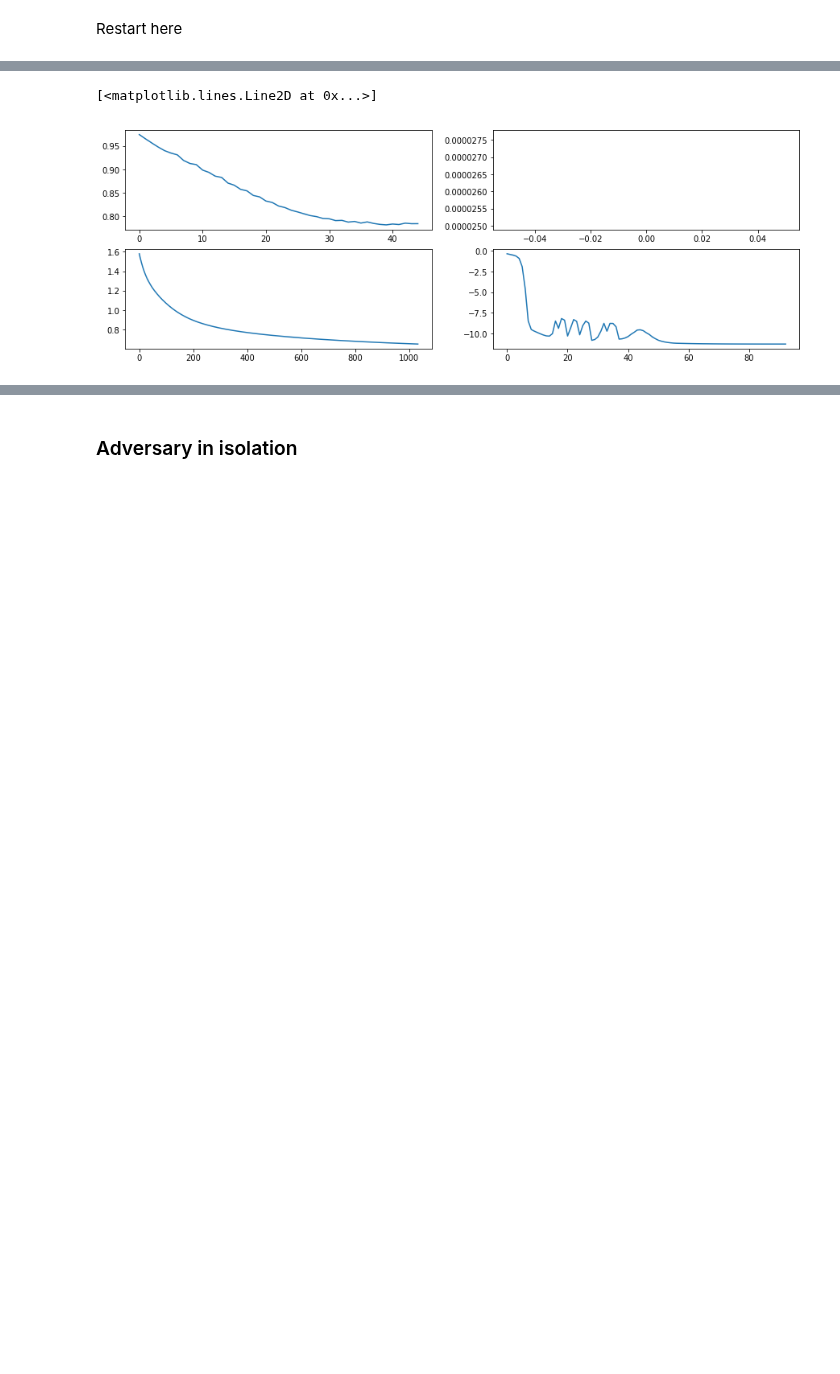
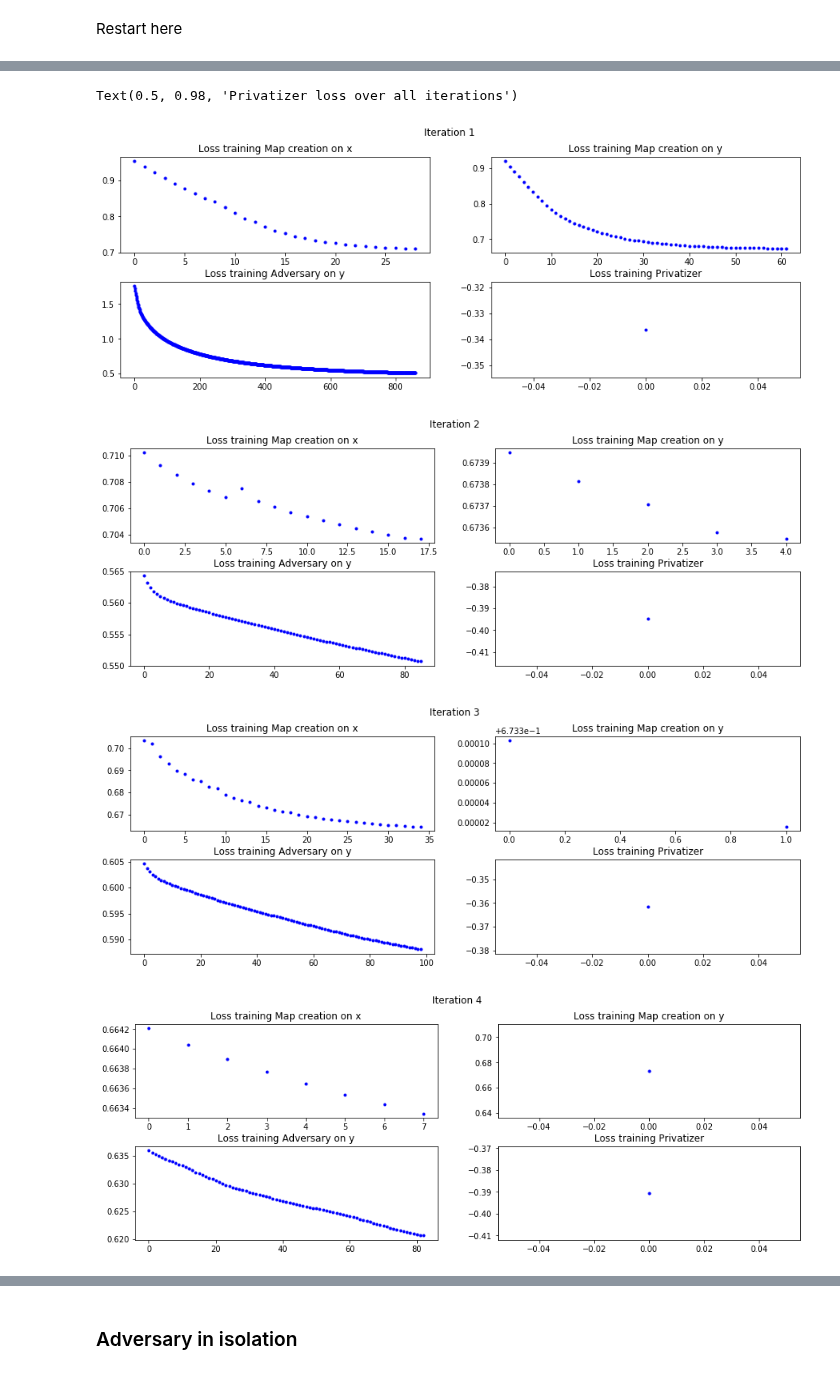
Before and after one commit to lillyclark/privacy-utility, a Jupyter notebook: GAP final version.ipynb, the cells around one changed output, grey strips where cells are left out. Drawn from its saved outputs; the diff is of its cells as text; code cells hidden in the pictures; blank space fills up the shorter version.

```diff
--- a/GAP final version.ipynb
+++ b/GAP final version.ipynb
@@ -146,8 +160,10 @@ map_error = tf.reduce_mean(tf.squared_difference(
     o4(o3(o2(o1(p5(p4(p3(p2(p1(x)))))[:,2:]))))
 ))
 # %%
-penalty = tf.constant(10, dtype=tf.float32)
+penalty = tf.constant(1, dtype=tf.float32)
+threshold = tf.constant(0, dtype=tf.float32)
 # %%
-privatizer_loss = tf.subtract(tf.multiply(map_error, penalty),
+zero = tf.constant(0, dtype=tf.float32)
+privatizer_loss = tf.subtract(tf.multiply(penalty, tf.math.maximum(zero, tf.subtract(map_error, threshold))),
                               tf.reduce_mean(tf.keras.backend.sparse_categorical_crossentropy(trueusers, combined)))
 p_train = p_train.minimize(privatizer_loss, var_list = p_vars)
@@ -169,27 +170,44 @@ def train(trainstep, trainloss, max_iter):
 # %%
-# x, trueusers = sampleChania(Chania, 100)
-# y = p5(p4(p3(p2(p1(x)))))
-# m1 = i4(i3(i2(i1(x[:,2:]))))
-# m2 = o4(o3(o2(o1(y[:,2:]))))
-# users = a2(a1(y))
-# combined = a2(a1(p5(p4(p3(p2(p1(x)))))))
+macro_loss = []
+delta1 = 1
+delta2 = 0
+count_iter = 0
+max_iter = 10
 
-delta1 = privatizer_loss.eval(session=sess)
-print("input map")
-m1plot = train(m1_train, m1_loss, 1000)
-print("output map")
-m2plot = train(m2_train, m2_loss, 1000)
-print("adversary")
-aplot = train(a_train, adversary_loss, 2000)
-print("privatizer")
-pplot = train(p_train, privatizer_loss, 1000)
-delta2 = privatizer_loss.eval(session=sess)
-print("")
-print("Privatizer improvement:", delta1-delta2)
+while abs(delta1 - delta2) >= 0.001 and count_iter < max_iter:
+    count_iter += 1
 
-fig, ax = plt.subplots(2, 2, figsize=(15, 5))
-ax[0][0].plot(m1plot)
-ax[0][1].plot(m2plot)
-ax[1][0].plot(aplot)
-ax[1][1].plot(pplot)
+    x, trueusers = sampleChania(Chania, 100)
+    y = p5(p4(p3(p2(p1(x)))))
+    m1 = i4(i3(i2(i1(x[:,2:]))))
+    m2 = o4(o3(o2(o1(y[:,2:]))))
+    users = a2(a1(y))
+    combined = a2(a1(p5(p4(p3(p2(p1(x)))))))
+
+    delta1 = privatizer_loss.eval(session=sess)
+    m1plot = train(m1_train, m1_loss, 1000)
+    m2plot = train(m2_train, m2_loss, 1000)
+    aplot = train(a_train, adversary_loss, 1000)
+    pplot = train(p_train, privatizer_loss, 1)
+    delta2 = privatizer_loss.eval(session=sess)
+
+    if True:
+        fig, ax = plt.subplots(2, 2, figsize=(15, 5))
+        fig.subplots_adjust(hspace=0.3)
+        ax[0][0].plot(m1plot, 'b.')
+        ax[0][0].set_title("Loss training Map creation on x")
+        ax[0][1].plot(m2plot, 'b.')
+        ax[0][1].set_title("Loss training Map creation on y")
+        ax[1][0].plot(aplot, 'b.')
+        ax[1][0].set_title("Loss training Adversary on y")
+        ax[1][1].plot(pplot, 'b.')
+        ax[1][1].set_title("Loss training Privatizer")
+        fig.suptitle("Iteration %d"%(count_iter))
+
+    print(pplot[-1])
+    macro_loss.extend(pplot)
+
+fig, ax = plt.subplots(1, 1, figsize=(15, 5))
+ax.plot(macro_loss)
+fig.suptitle("Privatizer loss over all iterations")
 # %% [output]
@@ -210,2 +224,5 @@ Privatizer improvement: 9.689985
-[<matplotlib.lines.Line2D at 0x...>]
+Text(0.5, 0.98, 'Privatizer loss over all iterations')
-[figure, old version]
+[figure, new version]
+[figure, added]
+[figure, added]
+[figure, added]
```
Also changed, not shown: parts of 5 cells of this notebook.
